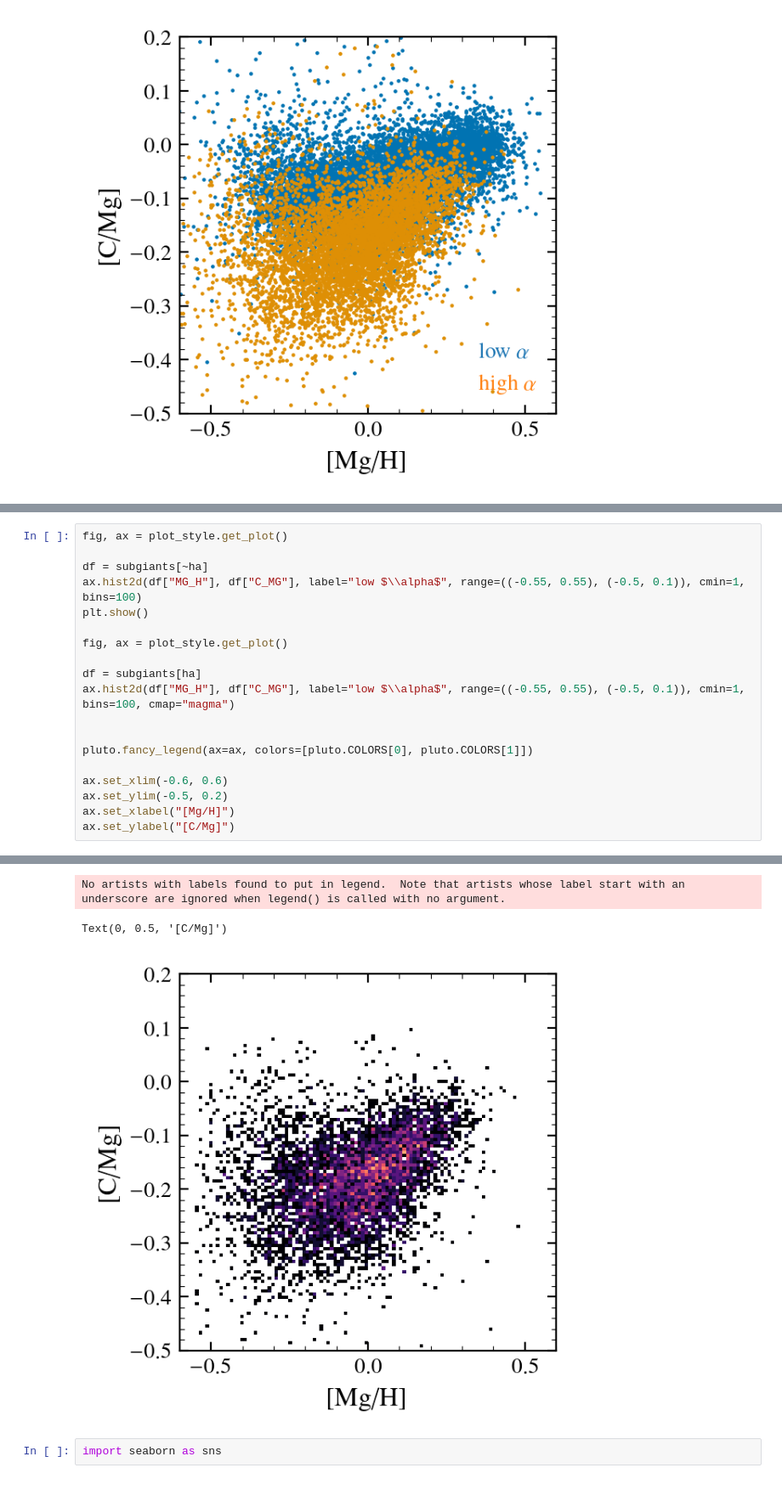
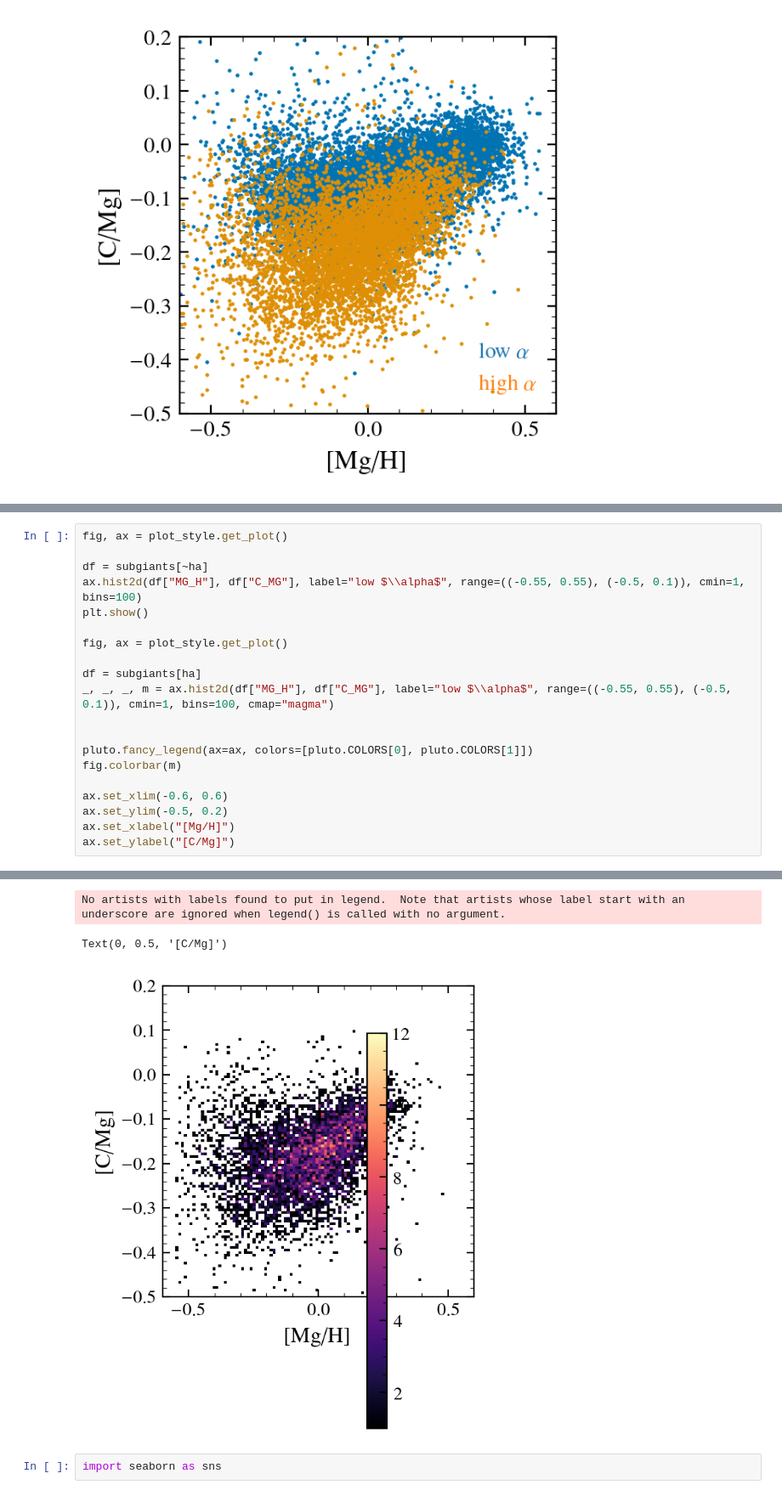
Before and after one commit to aeyobd/surp, a Jupyter notebook: carbon_paper/test_plots.ipynb, the cells around one changed output, grey strips where cells are left out. Shown at 85% size. Saved outputs shown, nothing was run; the diff lists cells and outputs as text.

```diff
--- a/carbon_paper/test_plots.ipynb
+++ b/carbon_paper/test_plots.ipynb
@@ -40,27 +58,28 @@ TypeError: cannot unpack non-iterable NoneType object
 # %%
 fig, ax = plot_style.get_plot()
 
 df = subgiants[~ha]
 ax.hist2d(df["MG_H"], df["C_MG"], label="low $\\alpha$", range=((-0.55, 0.55), (-0.5, 0.1)), cmin=1, bins=100)
 plt.show()
 
 fig, ax = plot_style.get_plot()
 
 df = subgiants[ha]
-ax.hist2d(df["MG_H"], df["C_MG"], label="low $\\alpha$", range=((-0.55, 0.55), (-0.5, 0.1)), cmin=1, bins=100, cmap="magma")
+_, _, _, m = ax.hist2d(df["MG_H"], df["C_MG"], label="low $\\alpha$", range=((-0.55, 0.55), (-0.5, 0.1)), cmin=1, bins=100, cmap="magma")
 
 
 pluto.fancy_legend(ax=ax, colors=[pluto.COLORS[0], pluto.COLORS[1]])
+fig.colorbar(m)
 
 ax.set_xlim(-0.6, 0.6)
 ax.set_ylim(-0.5, 0.2)
 ax.set_xlabel("[Mg/H]")
 ax.set_ylabel("[C/Mg]")
 # %% [output]
 [figure]
 No artists with labels found to put in legend.  Note that artists whose label start with an underscore are ignored when legend() is called with no argument.
 Text(0, 0.5, '[C/Mg]')
-[figure, old version]
+[figure, new version]
 # %%
 import seaborn as sns
 # %%
```
Also changed, not shown: parts of 5 cells of this notebook, 13 other files.
